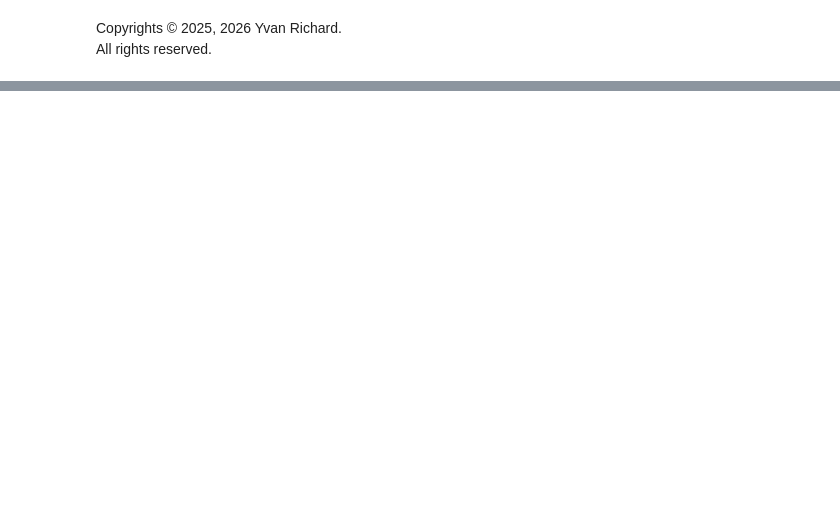
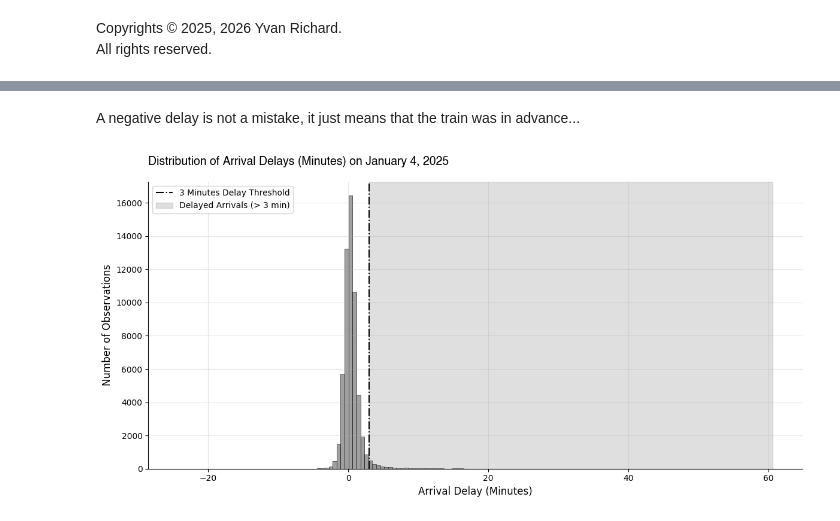
Before and after one commit to YVYX04/Swiss_Train_ML, a Jupyter notebook: notebooks/data/test_IstData.ipynb, the cells around one changed output, grey strips where cells are left out. Cells and saved outputs as stored; diff of their text form; code cells hidden in the pictures; blank space fills up the shorter version.

```diff
--- a/notebooks/data/test_IstData.ipynb
+++ b/notebooks/data/test_IstData.ipynb
@@ -21,7 +23,10 @@ import numpy as np
 
 
 # load data with parquet
-df_1 = pd.read_parquet("../../data/interim/2025_09/2025-09-01_IstDaten.parquet")
+df_1 = pd.read_parquet("../../data/interim/2025_01/2025-01-01_istdaten.parquet")
+df_2 = pd.read_parquet("../../data/interim/2025_09/2025-09-21_IstDaten.parquet")
 
-print(df_1.shape)
+# check dimensions of both dataframes
+print("Dataframe 1 shape:", df_1.shape)
+print("Dataframe 2 shape:", df_2.shape)
 # %% [output]
@@ -90,0 +159,16 @@ df_2.groupby("vehicle_type")["arrival_delay_minutes"].describe()
+# %%
+# difference in mean delay (df_1)
+# -------------------------------
+
+# convert 'additional_trip' to boolean and then to int
+df_1['additional_trip'] = (
+    df_1['additional_trip']
+    .map({'true': True, 'false': False})
+    .astype(int)
+)
+
+# calculate mean arrival delay for additional vs non-additional trips
+mean_delay_additional = df_1[df_1['additional_trip'] == 1]['arrival_delay_minutes'].mean()
+mean_delay_non_additional = df_1[df_1['additional_trip'] == 0]['arrival_delay_minutes'].mean()
+print(f"\nMean arrival delay for additional trips: {mean_delay_additional:.2f} minutes")
+print(f"Mean arrival delay for non-additional trips: {mean_delay_non_additional:.2f} minutes")
@@ -90,0 +260,24 @@ df_2.groupby("vehicle_type")["arrival_delay_minutes"].describe()
+# %% [markdown]
+A negative delay is not a mistake, it just means that the train was in advance...
+# %%
+import matplotlib.pyplot as plt
+import seaborn as sns
+
+fig, ax = plt.subplots(figsize=(12, 6))
+sns.histplot(data=df_1, x='arrival_delay_minutes', bins=150, kde=False, ax=ax, color='grey', edgecolor='black')
+ax.axvline(3, color='black', linestyle='-.', label='3 Minutes Delay Threshold')
+ax.axvspan(3, df_1['arrival_delay_minutes'].max(), color='grey', alpha=0.25, label='Delayed Arrivals (> 3 min)')
+
+# aesthetic adjustments
+ax.spines['top'].set_visible(False)
+ax.spines['right'].set_visible(False)
+ax.set_title('Distribution of Arrival Delays (Minutes) on January 4, 2025',
+             fontsize=14, family="Helvetica", loc ='left', pad =20)
+ax.grid(alpha=0.3)
+ax.set_xlabel('Arrival Delay (Minutes)', fontsize=12)
+ax.set_ylabel('Number of Observations', fontsize=12)
+ax.legend()
+plt.tight_layout()
+plt.show()
+# %% [output]
+[figure, added]
```
Also changed, not shown: parts of 38 cells of this notebook.
